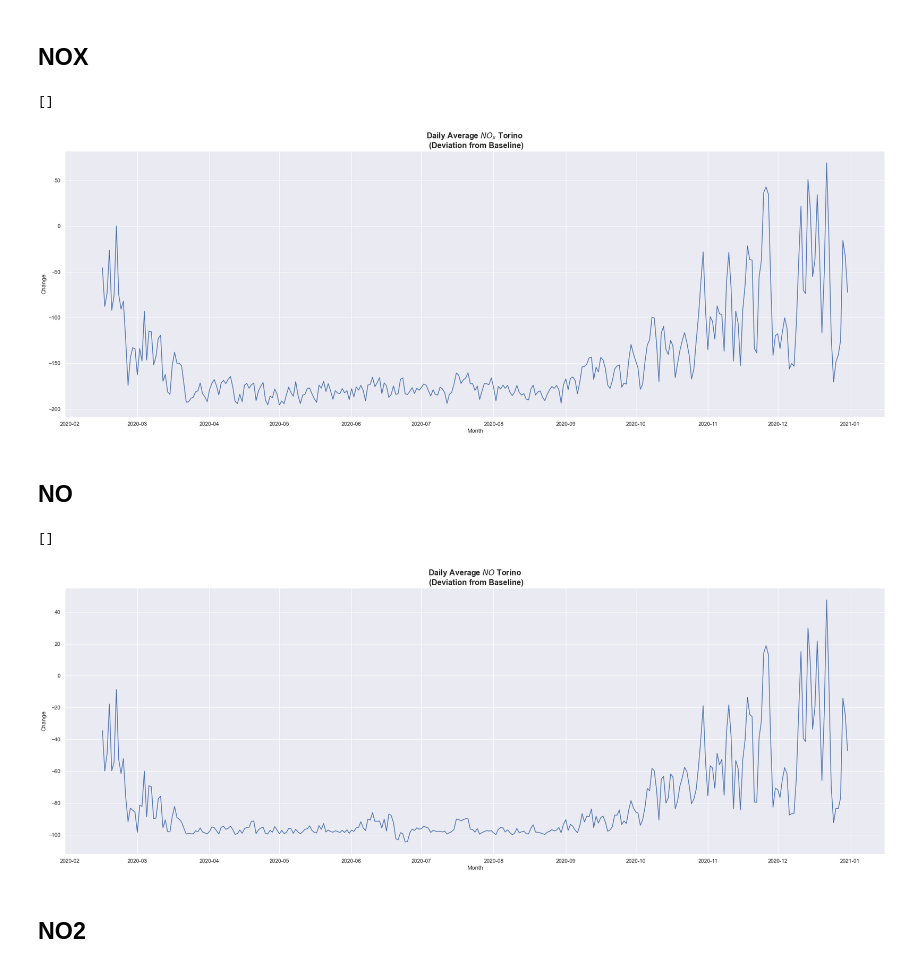
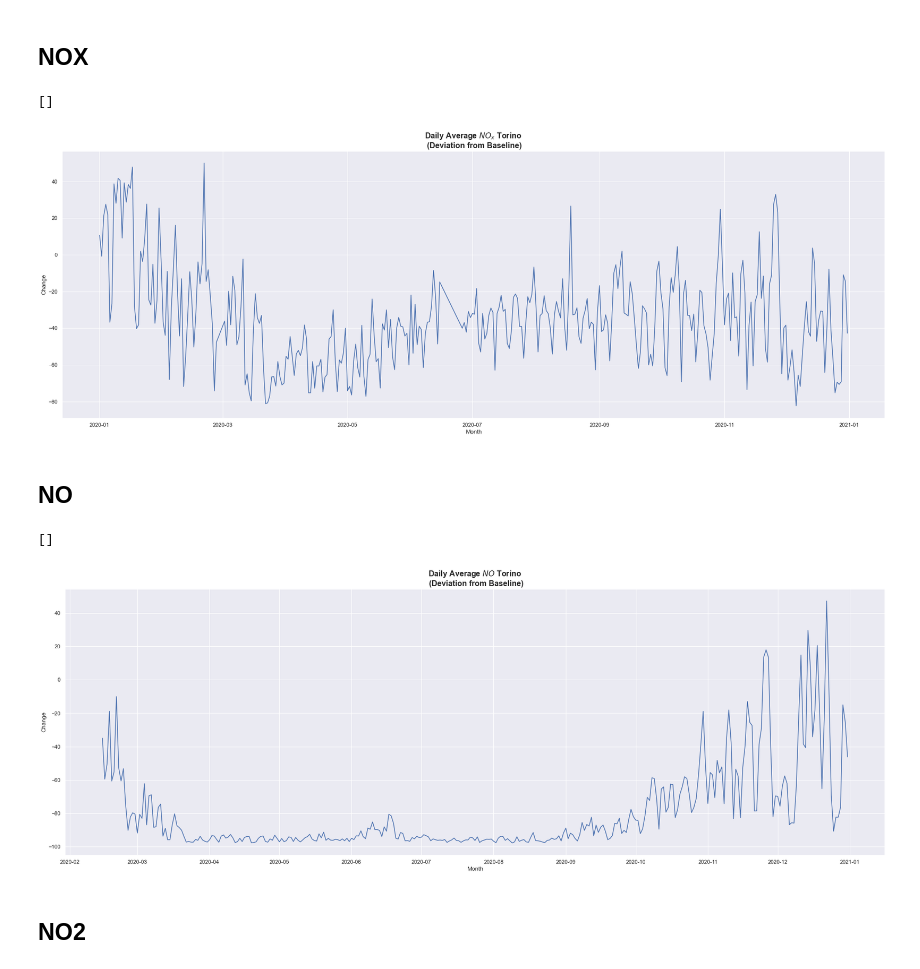
Before and after one commit to danielegerbaldo/Turin-Air-Quality-Comparison-Lockdown, a Jupyter notebook: Air-Quality.ipynb, the cells around one changed output. Drawn from its saved outputs; the diff is of its cells as text; code cells hidden in the pictures.

```diff
--- a/Air-Quality.ipynb
+++ b/Air-Quality.ipynb
@@ -314,29 +349,29 @@ plt.plot()
 # %% [markdown]
 ## NOX
 # %%
-consolata_nox=get_daily_adjusted_data('data/ARPA/NOx/Torino-Consolata_Gas_2020-01-01_2020-12-31.csv')
-rebaudengo_nox = get_daily_adjusted_data('data/ARPA/NOx/Torino-Rebaudengo_Gas_2020-01-01_2020-12-31.csv')
-lingotto_nox = get_daily_adjusted_data('data/ARPA/NOx/Torino-Lingotto_Gas_2020-01-01_2020-12-31.csv')
-rubino_nox = get_daily_adjusted_data('data/ARPA/NOx/Torino-Rubino_Gas_2020-01-01_2020-12-31.csv')
+consolata_nox=get_daily_adjusted_data('data/ARPA/NOx/Consolata/Torino-Consolata_Gas')
+rebaudengo_nox = get_daily_adjusted_data('data/ARPA/NOx/Rebaudengo/Torino-Rebaudengo_Gas')
+lingotto_nox = get_daily_adjusted_data('data/ARPA/NOx/Lingotto/Torino-Lingotto_Gas')
+rubino_nox = get_daily_adjusted_data('data/ARPA/NOx/Rubino/Torino-Rubino_Gas')
 avg_turin_nox=pd.concat([consolata_nox,rebaudengo_nox,lingotto_nox,rubino_nox]).groupby('Data rilevamento', as_index=True).mean()
 
 
 plt.figure(figsize=(30, 10))
 sns.lineplot(data=avg_turin_nox, x="Data rilevamento", y="Valore")
 plt.title("Daily Average $NO_{x}$ Torino \n (Deviation from Baseline)",fontdict= { 'fontsize': 16, 'fontweight':'bold'})
 plt.xlabel('Month')
 plt.ylabel('Change')
 plt.plot()
 # %% [output]
 []
-[figure, old version]
+[figure, new version]
 # %% [markdown]
 ## NO
 # %%
-consolata_no=get_daily_adjusted_data('data/ARPA/NO/Torino-Consolata_Monossido_2020-01-01_2020-12-31.csv')
-rebaudengo_no = get_daily_adjusted_data('data/ARPA/NO/Torino-Rebaudengo_Monossido_2020-01-01_2020-12-31.csv')
-lingotto_no = get_daily_adjusted_data('data/ARPA/NO/Torino-Lingotto_Monossido_2020-01-01_2020-12-31.csv')
-rubino_no = get_daily_adjusted_data('data/ARPA/NO/Torino-Rubino_Monossido_2020-01-01_2020-12-31.csv')
+consolata_no=get_daily_adjusted_data('data/ARPA/NO/Consolata/Torino-Consolata_Monossido')
+rebaudengo_no = get_daily_adjusted_data('data/ARPA/NO/Rebaudengo/Torino-Rebaudengo_Monossido')
+lingotto_no = get_daily_adjusted_data('data/ARPA/NO/Lingotto/Torino-Lingotto_Monossido')
+rubino_no = get_daily_adjusted_data('data/ARPA/NO/Rubino/Torino-Rubino_Monossido')
 avg_turin_no=pd.concat([consolata_no,rebaudengo_no,lingotto_no,rubino_no]).groupby('Data rilevamento', as_index=True).mean()
 
 
@@ -348,7 +383,7 @@ plt.ylabel('Change')
 plt.plot()
 # %% [output]
 []
-[figure, old version]
+[figure, new version]
 # %% [markdown]
 ## NO2
 # %%
```
Also changed, not shown: parts of 12 cells of this notebook, 34 other files.
